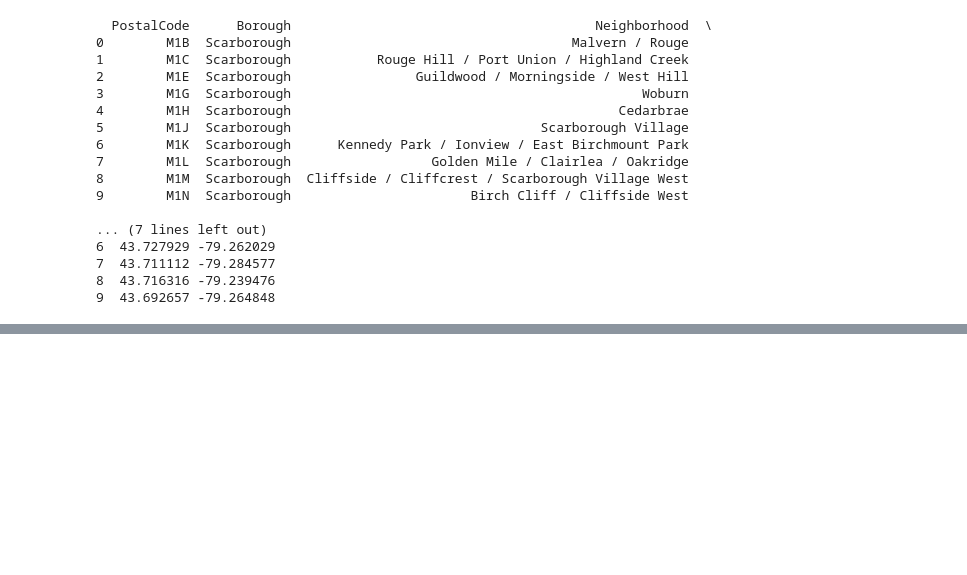
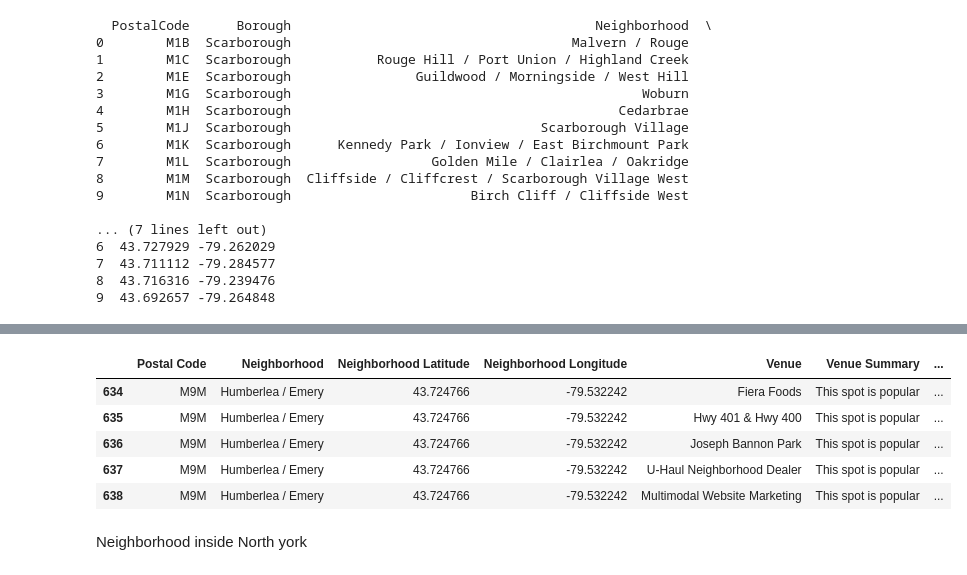
Before and after one commit to ravishek999/my_capston, a Jupyter notebook: capstone_wk3.ipynb, the cells around one changed output, grey strips where cells are left out. Cells and saved outputs as stored; diff of their text form; code cells hidden in the pictures; blank space fills up the shorter version.

```diff
--- a/capstone_wk3.ipynb
+++ b/capstone_wk3.ipynb
@@ -100,0 +287,5 @@ print(df2.head(10))
+# %%
+with open("ny_foursquare_dataset.txt", "rb") as fp:   # Unpickling
+    ny_foursquare_dataset = pickle.load(fp)
+print(type(ny_foursquare_dataset))
+ny_foursquare_dataset
@@ -100,0 +313,33 @@ print(df2.head(10))
+# %%
+
+def get_venue_dataset(foursquare_dataset):
+    result_df = pd.DataFrame(columns = ['Postal Code', 'Neighborhood',
+                                           'Neighborhood Latitude', 'Neighborhood Longitude',
+                                          'Venue', 'Venue Summary', 'Venue Category', 'Distance'])
+    # print(result_df)
+
+    for neigh_dict in foursquare_dataset:
+        postal_code = neigh_dict['Postal Code']; neigh = neigh_dict['Neighborhood(s)']
+        lat = neigh_dict['Latitude']; lng = neigh_dict['Longitude']
+        print('Number of Venuse in Coordination "{}" Posal Code and "{}" Negihborhood(s) is:'.format(postal_code, neigh))
+        print(len(neigh_dict['Crawling_result']))
+
+        for venue_dict in neigh_dict['Crawling_result']:
+            summary = venue_dict['reasons']['items'][0]['summary']
+            name = venue_dict['venue']['name']
+            dist = venue_dict['venue']['location']['distance']
+            cat =  venue_dict['venue']['categories'][0]['name']
+
+
+            # print({'Postal Code': postal_code, 'Neighborhood': neigh,
+            #                   'Neighborhood Latitude': lat, 'Neighborhood Longitude':lng,
+            #                   'Venue': name, 'Venue Summary': summary,
+            #                   'Venue Category': cat, 'Distance': dist})
+
+            result_df = result_df.append({'Postal Code': postal_code, 'Neighborhood': neigh,
+                              'Neighborhood Latitude': lat, 'Neighborhood Longitude':lng,
+                              'Venue': name, 'Venue Summary': summary,
+                              'Venue Category': cat, 'Distance': dist}, ignore_index = True)
+            # print(result_df)
+
+    return(result_df)
@@ -100,0 +348,2 @@ print(df2.head(10))
+# %%
+ny_venues = get_venue_dataset(ny_foursquare_dataset)
@@ -100,0 +368,10 @@ print(df2.head(10))
+# %%
+ny_venues.head()
+ny_venues.tail()
+# %% [output]
+|  | Postal Code | Neighborhood | Neighborhood Latitude | Neighborhood Longitude | Venue | Venue Summary | ... |
+| 634 | M9M | Humberlea / Emery | 43.724766 | -79.532242 | Fiera Foods | This spot is popular | ... |
+| 635 | M9M | Humberlea / Emery | 43.724766 | -79.532242 | Hwy 401 & Hwy 400 | This spot is popular | ... |
+| 636 | M9M | Humberlea / Emery | 43.724766 | -79.532242 | Joseph Bannon Park | This spot is popular | ... |
+| 637 | M9M | Humberlea / Emery | 43.724766 | -79.532242 | U-Haul Neighborhood Dealer | This spot is popular | ... |
+| 638 | M9M | Humberlea / Emery | 43.724766 | -79.532242 | Multimodal Website Marketing | This spot is popular | ... |
@@ -100,0 +382,2 @@ print(df2.head(10))
+# %% [markdown]
+Neighborhood inside North york
```
Also changed, not shown: parts of 37 cells of this notebook.
